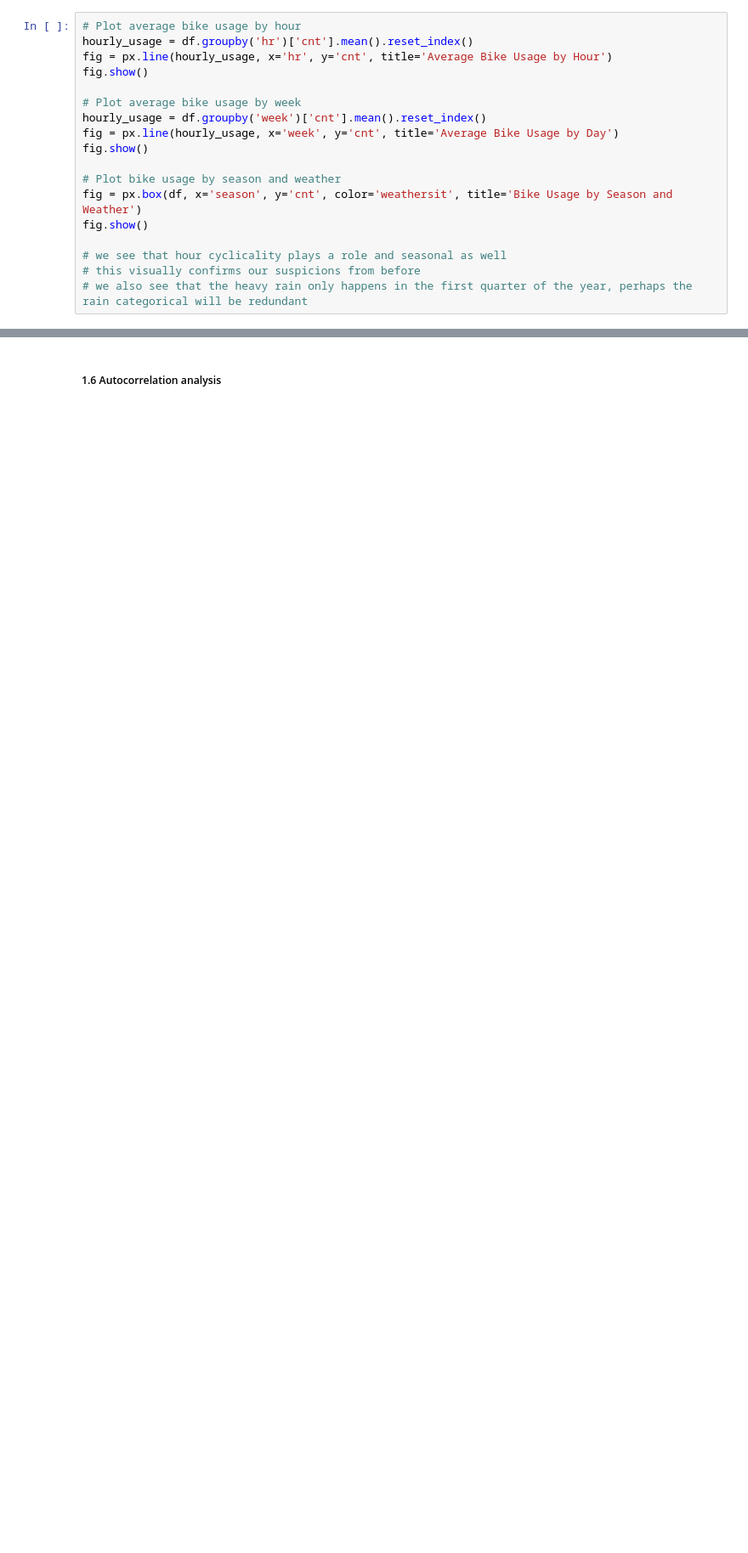
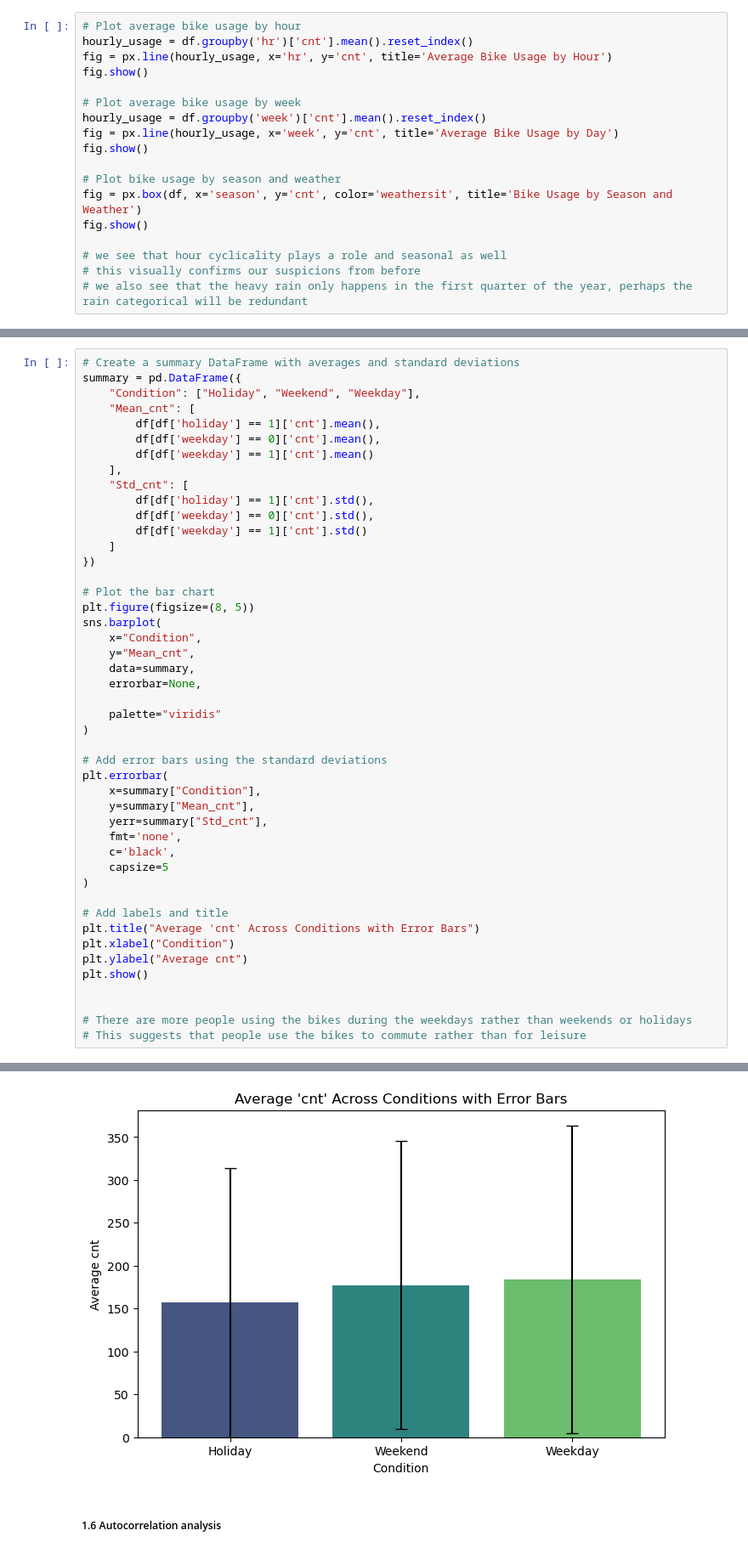
Before and after one commit to RubenAAA/pda_group5, a Jupyter notebook: Group5_Notebook_Assignment2.ipynb, the cells around one changed output, grey strips where cells are left out. Shown at 85% size. Cells and saved outputs as stored; diff of their text form; blank space fills up the shorter version.

```diff
--- a/Group5_Notebook_Assignment2.ipynb
+++ b/Group5_Notebook_Assignment2.ipynb
@@ -310,0 +326,47 @@ fig.show()
+# %%
+# Create a summary DataFrame with averages and standard deviations
+summary = pd.DataFrame({
+    "Condition": ["Holiday", "Weekend", "Weekday"],
+    "Mean_cnt": [
+        df[df['holiday'] == 1]['cnt'].mean(),
+        df[df['weekday'] == 0]['cnt'].mean(),
+        df[df['weekday'] == 1]['cnt'].mean()
+    ],
+    "Std_cnt": [
+        df[df['holiday'] == 1]['cnt'].std(),
+        df[df['weekday'] == 0]['cnt'].std(),
+        df[df['weekday'] == 1]['cnt'].std()
+    ]
+})
+
+# Plot the bar chart
+plt.figure(figsize=(8, 5))
+sns.barplot(
+    x="Condition",
+    y="Mean_cnt",
+    data=summary,
+    errorbar=None,
+
+    palette="viridis"
+)
+
+# Add error bars using the standard deviations
+plt.errorbar(
+    x=summary["Condition"],
+    y=summary["Mean_cnt"],
+    yerr=summary["Std_cnt"],
+    fmt='none',
+    c='black',
+    capsize=5
+)
+
+# Add labels and title
+plt.title("Average 'cnt' Across Conditions with Error Bars")
+plt.xlabel("Condition")
+plt.ylabel("Average cnt")
+plt.show()
+
+
+# There are more people using the bikes during the weekdays rather than weekends or holidays
+# This suggests that people use the bikes to commute rather than for leisure
+# %% [output]
@@ -311,3 +374,4 @@ fig.show()
+[figure, added]
 # %% [markdown]
 ##### 1.6 Autocorrelation analysis
 # %%
```
Also changed, not shown: parts of 6 cells of this notebook, 2 other files.
